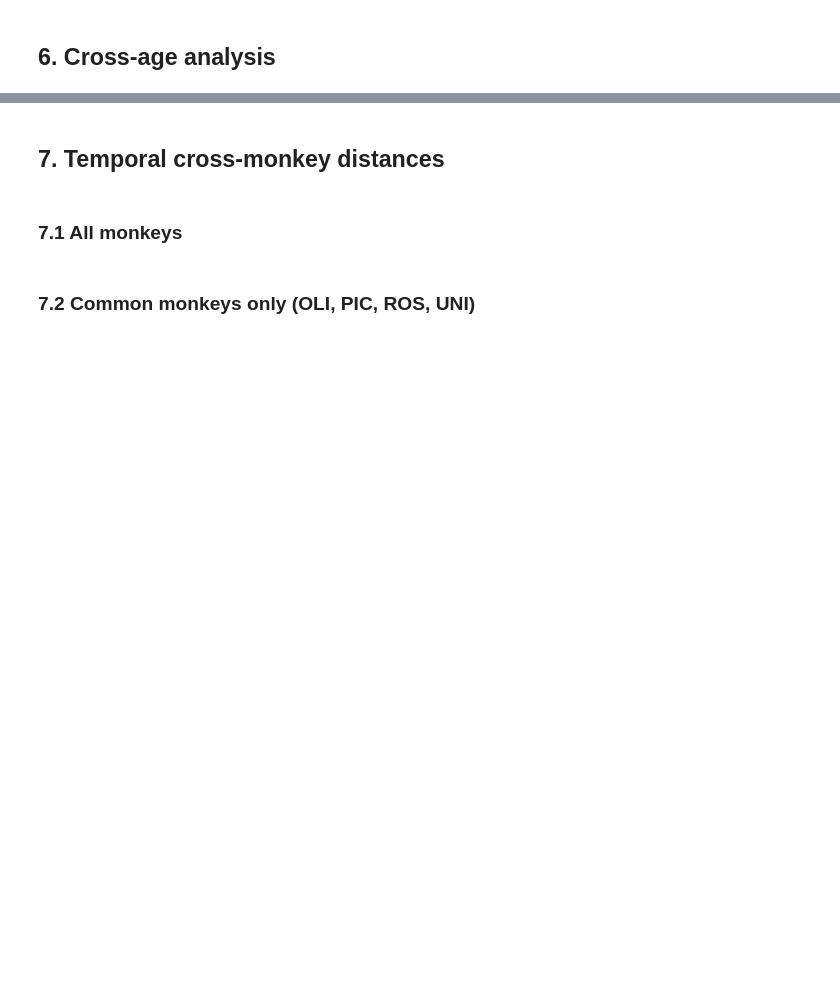
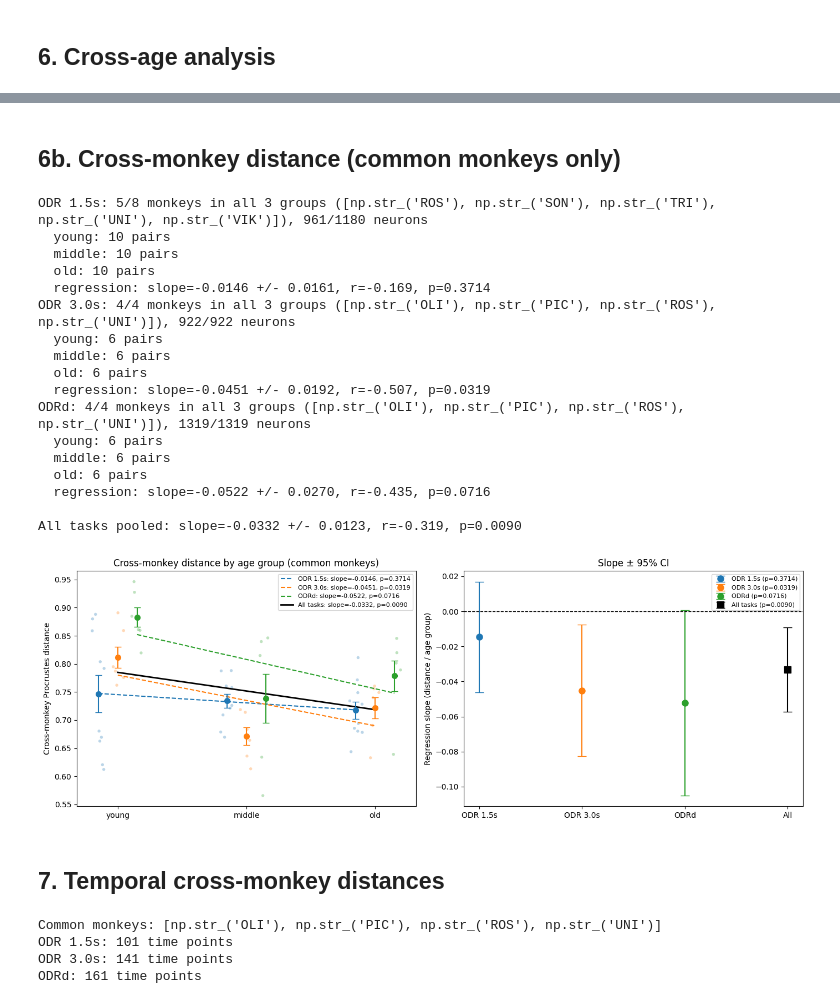
Before and after one commit to jmourabarbosa/geometryofage, a Jupyter notebook: analyses/pipeline.ipynb, the cells around one changed output, grey strips where cells are left out. Cells and saved outputs as stored; diff of their text form; code cells hidden in the pictures; blank space fills up the shorter version.

```diff
--- a/analyses/pipeline.ipynb
+++ b/analyses/pipeline.ipynb
@@ -129,22 +178,55 @@ plot_correlation_panels(scatter, '|Δ mean performance|', 'Mean cross-monkey Pro
+# %% [markdown]
+## 6b. Cross-monkey distance (common monkeys only)
+# %%
+results_by_group, pooled = cross_monkey_by_group(
+    task_data, psth_data, age_groups, N_PCS, MIN_NEURONS, AGE_GROUP_LABELS)
+
+plot_cross_monkey_by_group(results_by_group, pooled, AGE_GROUP_LABELS)
+# %% [output]
+ODR 1.5s: 5/8 monkeys in all 3 groups ([np.str_('ROS'), np.str_('SON'), np.str_('TRI'), np.str_('UNI'), np.str_('VIK')]), 961/1180 neurons
+  young: 10 pairs
+  middle: 10 pairs
+  old: 10 pairs
+  regression: slope=-0.0146 +/- 0.0161, r=-0.169, p=0.3714
+ODR 3.0s: 4/4 monkeys in all 3 groups ([np.str_('OLI'), np.str_('PIC'), np.str_('ROS'), np.str_('UNI')]), 922/922 neurons
+  young: 6 pairs
+  middle: 6 pairs
+  old: 6 pairs
+  regression: slope=-0.0451 +/- 0.0192, r=-0.507, p=0.0319
+ODRd: 4/4 monkeys in all 3 groups ([np.str_('OLI'), np.str_('PIC'), np.str_('ROS'), np.str_('UNI')]), 1319/1319 neurons
+  young: 6 pairs
+  middle: 6 pairs
+  old: 6 pairs
+  regression: slope=-0.0522 +/- 0.0270, r=-0.435, p=0.0716
+
+All tasks pooled: slope=-0.0332 +/- 0.0123, r=-0.319, p=0.0090
+[figure, added]
 # %% [markdown]
 ## 7. Temporal cross-monkey distances
-# %% [markdown]
-### 7.1 All monkeys
 # %%
+WINDOW_MS    = 1000
+STEP_MS      = 25
+N_BOOT       = 1000
+N_PCS       = 8
+MIN_NEURONS = 50 #N_PCS + 1
+
 psths = {name: rates_to_psth(psth_data[name]['rates']) for name in psth_data}
+
+# Only use monkeys present in all tasks
+common_monkeys = sorted(set.intersection(*(set(task_data[name]['ids']) for name in task_data)))
+print(f'Common monkeys: {common_monkeys}')
 
 temporal_monkey = {}
 for name in task_data:
     ids = task_data[name]['ids']
     t, boots = temporal_cross_monkey(psths[name], psth_data[name]['bc'], ids,
-                                     results[name]['age_group'],
+                                     common_ids=common_monkeys,
                                      n_pcs=N_PCS, min_neurons=MIN_NEURONS,
                                      window_ms=WINDOW_MS, step_ms=STEP_MS, n_boot=N_BOOT)
     temporal_monkey[name] = dict(t=t, boots=boots)
     print(f'{name}: {len(t)} time points')
-
-plot_temporal(temporal_monkey,
-              ylabel='Mean cross-monkey Procrustes distance',
-              title=f'Cross-monkey distance over time ({WINDOW_MS} ms window, {STEP_MS} ms step, ±SE)')
+# %% [output]
+Common monkeys: [np.str_('OLI'), np.str_('PIC'), np.str_('ROS'), np.str_('UNI')]
+ODR 1.5s: 101 time points
+ODR 3.0s: 141 time points
+ODRd: 161 time points
-# %% [markdown]
-### 7.2 Common monkeys only (OLI, PIC, ROS, UNI)
```
Also changed, not shown: parts of 25 cells of this notebook, 14 other files.
